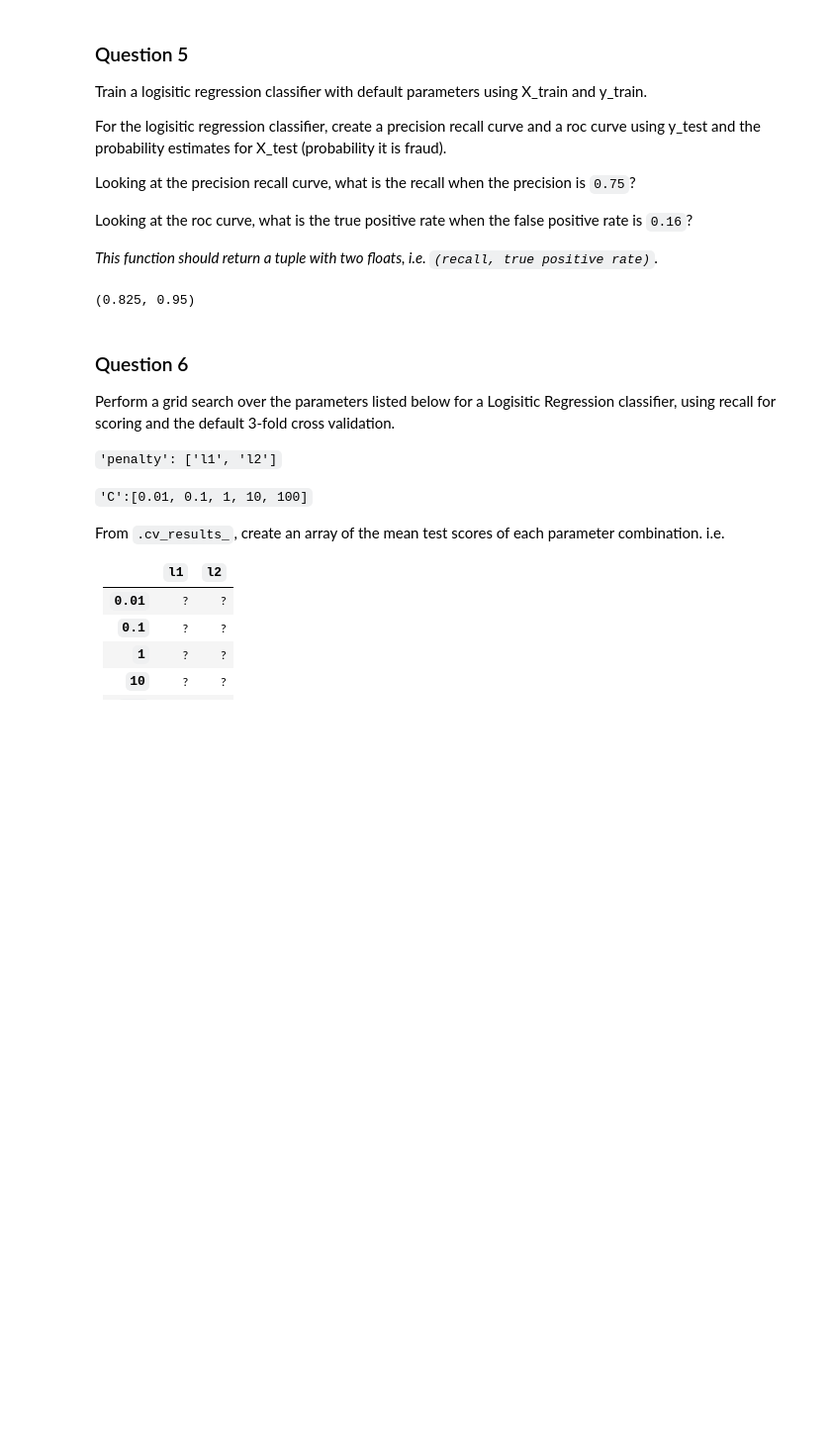
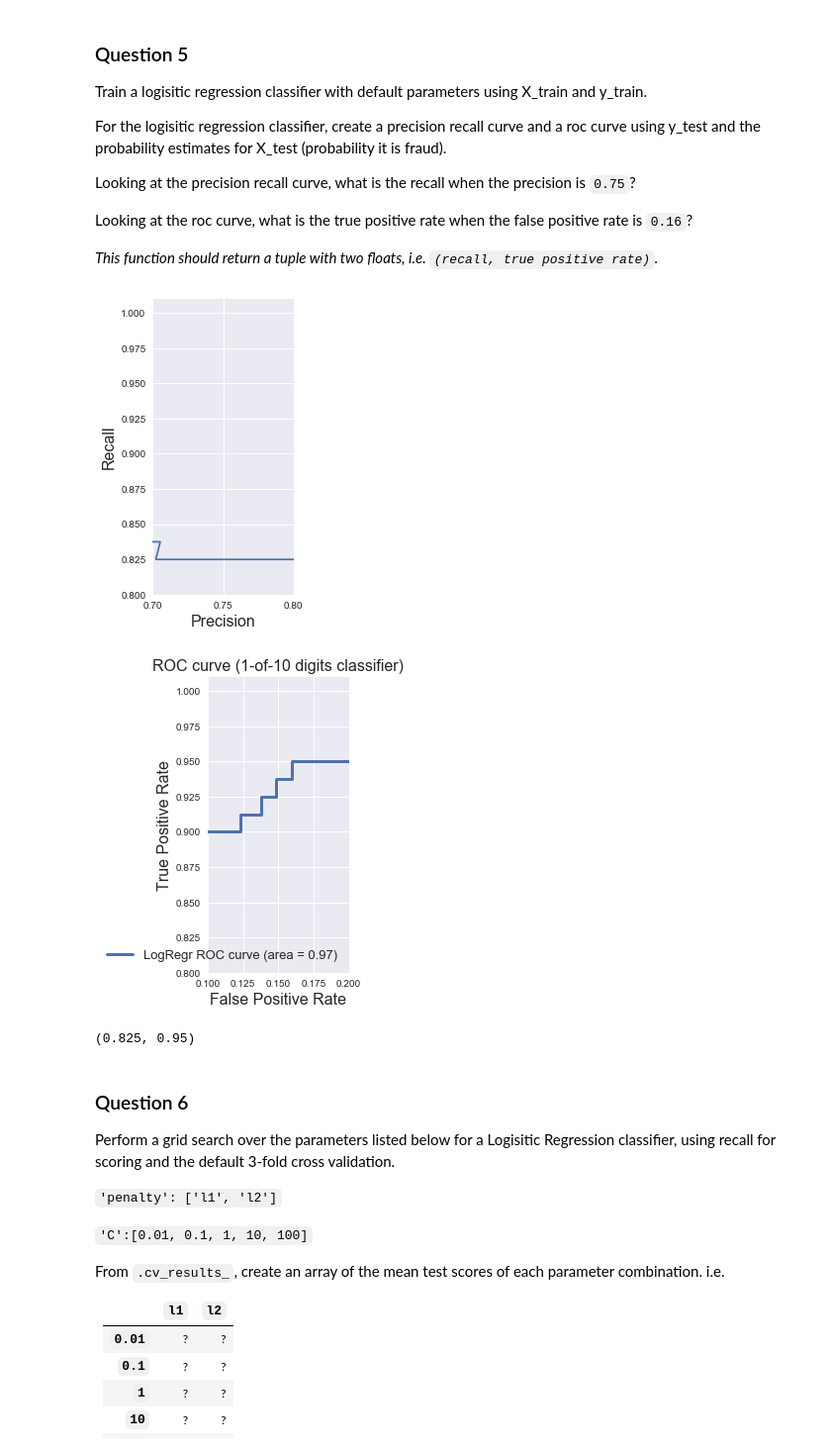
Before and after one commit to SeshadriKolluri/Coursera-Applied-Machine-Learning-in-Python, a Jupyter notebook: Assignment 3.ipynb, the cells around one changed output. Shown at 99% size. Cells and saved outputs as stored; diff of their text form; code cells hidden in the pictures; blank space fills up the shorter version.

```diff
--- a/Assignment 3.ipynb
+++ b/Assignment 3.ipynb
@@ -113,52 +113,54 @@ Looking at the roc curve, what is the true positive rate when the false positive
 # %%
 def answer_five():
 
-    #from sklearn.metrics import precision_recall_curve
-    #from sklearn.linear_model import LogisticRegression
-    #import numpy as np
-    #import pandas as pd
-    #import seaborn as sns
-    #import matplotlib.pyplot as plt
-    #from sklearn.metrics import roc_curve, auc
+    from sklearn.metrics import precision_recall_curve
+    from sklearn.linear_model import LogisticRegression
+    import numpy as np
+    import pandas as pd
+    import seaborn as sns
+    import matplotlib.pyplot as plt
+    from sklearn.metrics import roc_curve, auc
 
-    #lr = LogisticRegression().fit(X_train, y_train)
-    #y_scores_lr = lr.fit(X_train, y_train).decision_function(X_test)
-    #y_proba_lr = lr.fit(X_train, y_train).predict_proba(X_test)
+    lr = LogisticRegression().fit(X_train, y_train)
+    y_scores_lr = lr.fit(X_train, y_train).decision_function(X_test)
+    y_proba_lr = lr.fit(X_train, y_train).predict_proba(X_test)
 
-    #precision, recall, thresholds = precision_recall_curve(y_test, y_scores_lr)
-    #closest_zero = np.argmin(np.abs(thresholds))
-    #closest_zero_p = precision[closest_zero]
-    #closest_zero_r = recall[closest_zero]
+    precision, recall, thresholds = precision_recall_curve(y_test, y_scores_lr)
+    closest_zero = np.argmin(np.abs(thresholds))
+    closest_zero_p = precision[closest_zero]
+    closest_zero_r = recall[closest_zero]
 
-    #plt.figure()
-    #plt.xlim([0.7, 0.8])
-    #plt.ylim([0.8, 1.01])
-    #plt.plot(precision, recall, label='Precision-Recall Curve')
-    #plt.plot(closest_zero_p, closest_zero_r, 'o', markersize = 12, fillstyle = 'none', c='r', mew=3)
-    #plt.xlabel('Precision', fontsize=16)
-    #plt.ylabel('Recall', fontsize=16)
-    #plt.axes().set_aspect('equal')
-    #plt.show()
+    plt.figure()
+    plt.xlim([0.7, 0.8])
+    plt.ylim([0.8, 1.01])
+    plt.plot(precision, recall, label='Precision-Recall Curve')
+    plt.plot(closest_zero_p, closest_zero_r, 'o', markersize = 12, fillstyle = 'none', c='r', mew=3)
+    plt.xlabel('Precision', fontsize=16)
+    plt.ylabel('Recall', fontsize=16)
+    plt.axes().set_aspect('equal')
+    plt.show()
 
-    #fpr_lr, tpr_lr, _ = roc_curve(y_test, y_scores_lr)
-    #roc_auc_lr = auc(fpr_lr, tpr_lr)
+    fpr_lr, tpr_lr, _ = roc_curve(y_test, y_scores_lr)
+    roc_auc_lr = auc(fpr_lr, tpr_lr)
 
-    #plt.figure()
-    #plt.xlim([0.1, 0.2])
-    #plt.ylim([0.8, 1.01])
-    #plt.plot(fpr_lr, tpr_lr, lw=3, label='LogRegr ROC curve (area = {:0.2f})'.format(roc_auc_lr))
-    #plt.xlabel('False Positive Rate', fontsize=16)
-    #plt.ylabel('True Positive Rate', fontsize=16)
-    #plt.title('ROC curve (1-of-10 digits classifier)', fontsize=16)
-    #plt.legend(loc='lower right', fontsize=13)
-    #plt.plot([0, 1], [0, 1], color='navy', lw=3, linestyle='--')
-    #plt.axes().set_aspect('equal')
-    #plt.show()
+    plt.figure()
+    plt.xlim([0.1, 0.2])
+    plt.ylim([0.8, 1.01])
+    plt.plot(fpr_lr, tpr_lr, lw=3, label='LogRegr ROC curve (area = {:0.2f})'.format(roc_auc_lr))
+    plt.xlabel('False Positive Rate', fontsize=16)
+    plt.ylabel('True Positive Rate', fontsize=16)
+    plt.title('ROC curve (1-of-10 digits classifier)', fontsize=16)
+    plt.legend(loc='lower right', fontsize=13)
+    plt.plot([0, 1], [0, 1], color='navy', lw=3, linestyle='--')
+    plt.axes().set_aspect('equal')
+    plt.show()
 
     return (0.825,0.95)
 
 answer_five()
 # %% [output]
+[figure, added]
+[figure, added]
 (0.825, 0.95)
 # %% [markdown]
 ### Question 6
```
Also changed, not shown: 1 other file.
